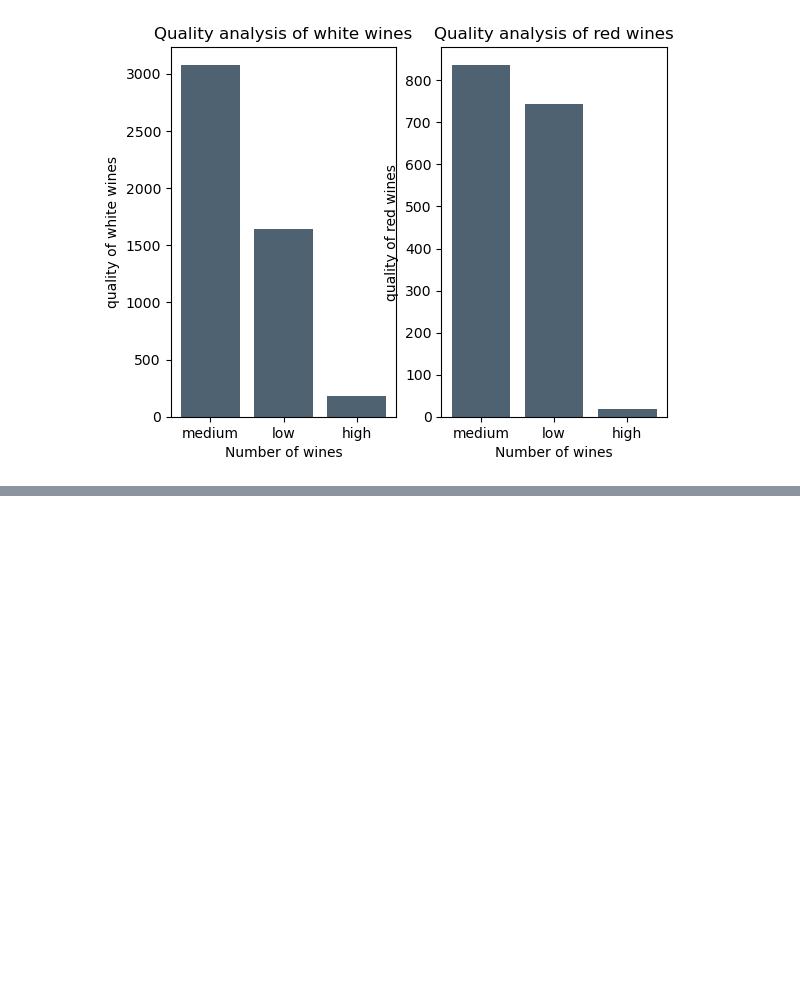
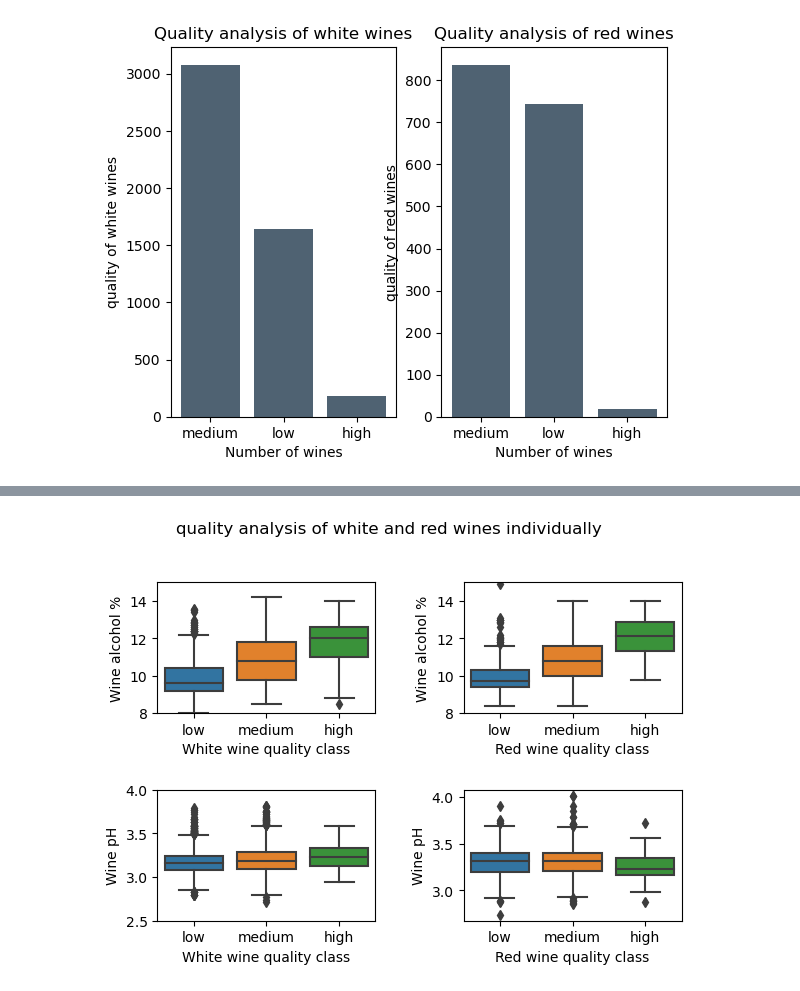
Before and after one commit to baes2021/P2-wine-EDA, a Jupyter notebook: wine_project.ipynb, the cells around one changed output, grey strips where cells are left out. Drawn from its saved outputs; the diff is of its cells as text; code cells hidden in the pictures; blank space fills up the shorter version.

```diff
--- a/wine_project.ipynb
+++ b/wine_project.ipynb
@@ -328,0 +347,24 @@ plt.bar( red_wine['quality_lable'].value_counts().index, red_wine['quality_lable
+# %%
+fig=plt.figure()
+st=fig.suptitle('quality analysis of white and red wines individually')
+ax1=plt.subplot2grid((2,2),(0,0))
+plt.setp(ax1, ylim=(8,15))
+sns.boxplot(x='quality_lable', y='alcohol', data=white_wine).set(xlabel='White wine quality class',
+ylabel='Wine alcohol %')
+ax1=plt.subplot2grid((2,2),(0,1))
+plt.setp(ax1, ylim=(8,15))
+sns.boxplot(x='quality_lable', y='alcohol', data=red_wine).set(xlabel='Red wine quality class',
+ylabel='Wine alcohol %')
+ax1=plt.subplot2grid((2,2),(1,0))
+sns.boxplot(x='quality_lable', y='pH', data=white_wine).set(xlabel='White wine quality class',
+ylabel='Wine pH')
+plt.setp(ax1, ylim=(2.5,4))
+
+
+ax2=plt.subplot2grid((2,2),(1,1))
+sns.boxplot(x='quality_lable', y='pH', data=red_wine).set(xlabel='Red wine quality class',
+ylabel='Wine pH')
+plt.setp(ax1, ylim=(2.5,4))
+fig.tight_layout(pad=2.0)
+# %% [output]
+[figure, added]
```
Also changed, not shown: parts of 1 cell of this notebook.
